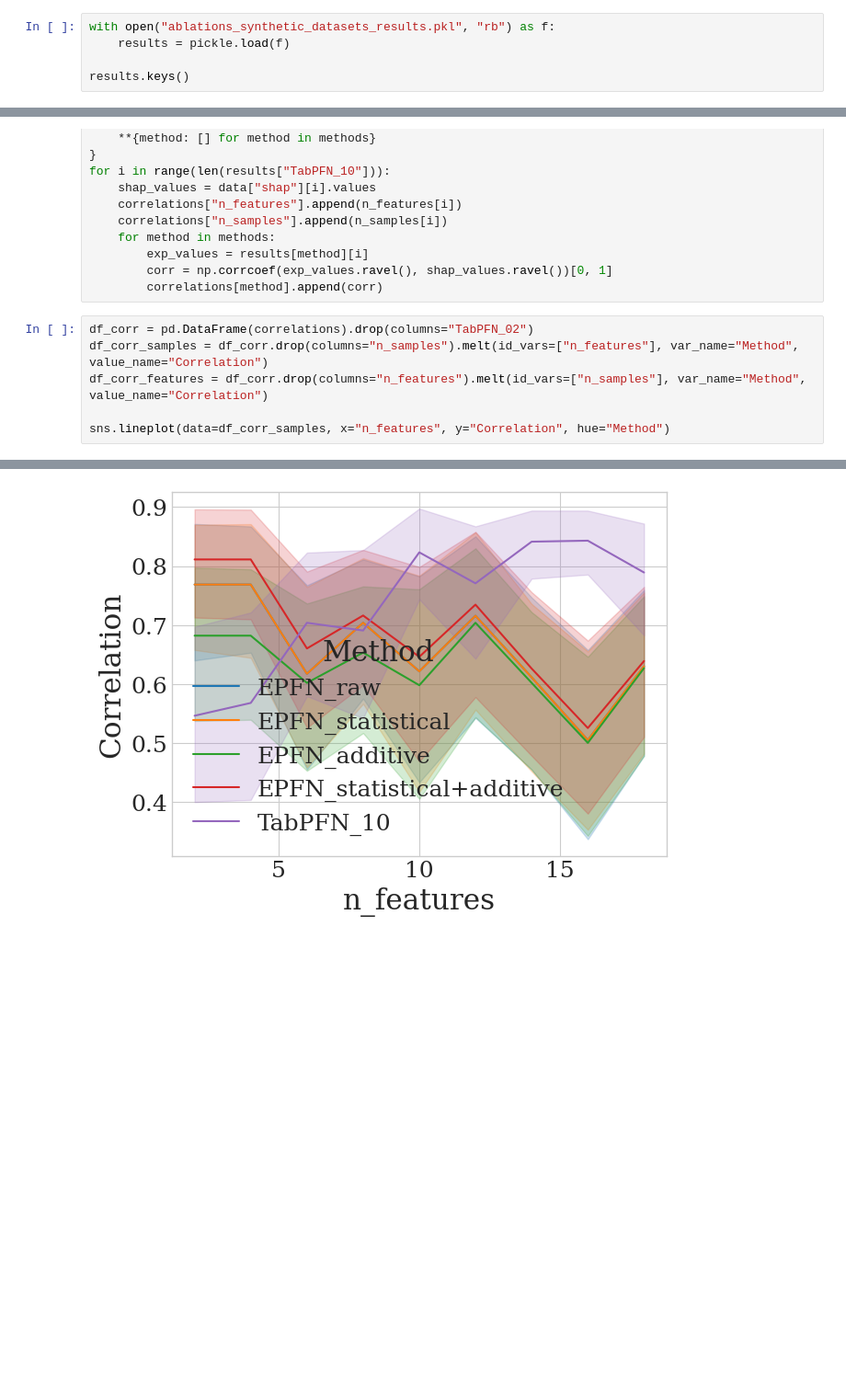
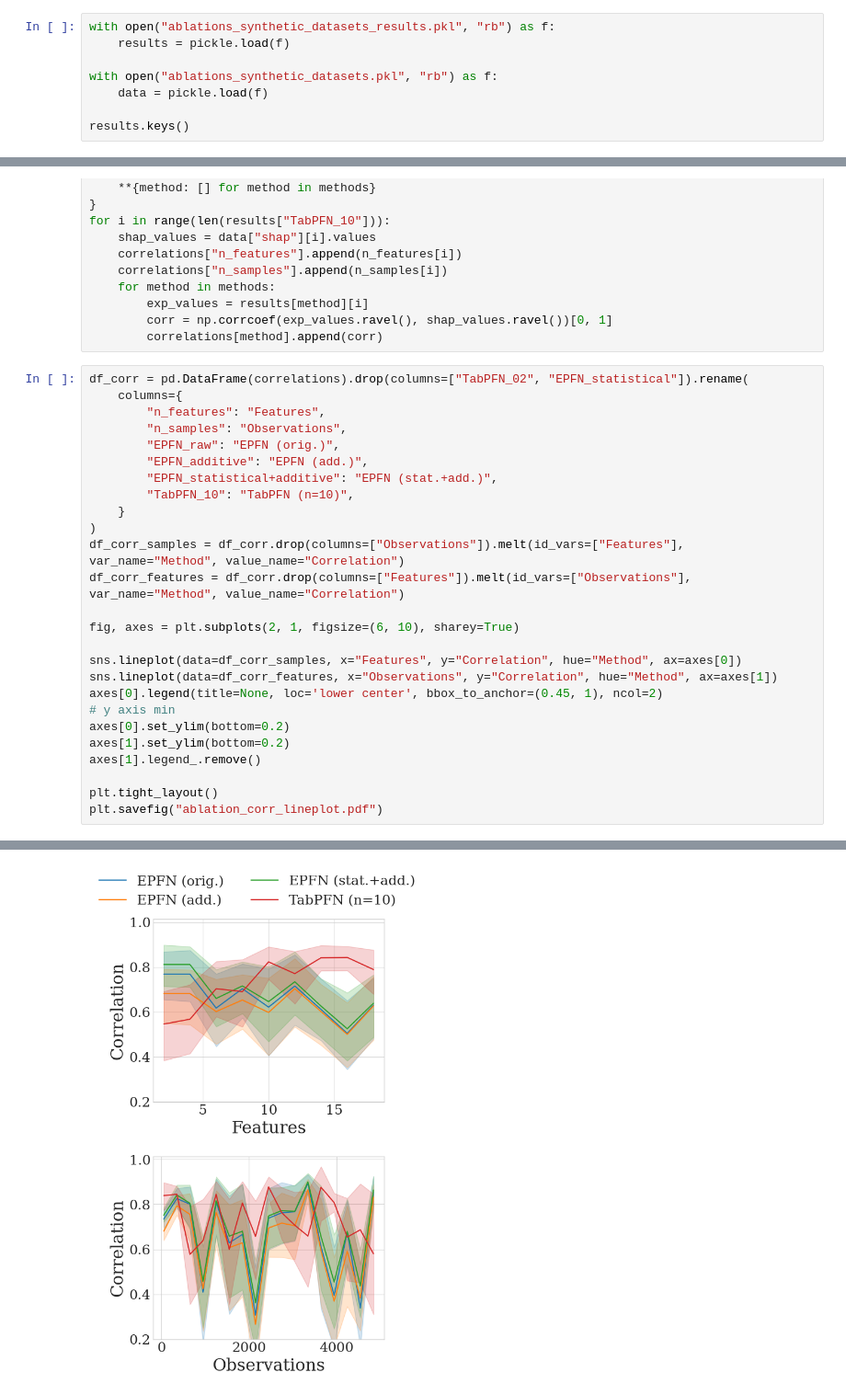
Before and after one commit to joaopfonseca/ExplainerPFN, a Jupyter notebook: notebooks/10-ablations.ipynb, the cells around one changed output, grey strips where cells are left out. Shown at 92% size. Cells and saved outputs as stored; diff of their text form; blank space fills up the shorter version.

Commit message:
Working on ablations

```diff
--- a/notebooks/10-ablations.ipynb
+++ b/notebooks/10-ablations.ipynb
@@ -256,6 +268,9 @@ with open("ablations_synthetic_datasets_results.pkl", "wb") as f:
 with open("ablations_synthetic_datasets_results.pkl", "rb") as f:
     results = pickle.load(f)
 
+with open("ablations_synthetic_datasets.pkl", "rb") as f:
+    data = pickle.load(f)
+
 results.keys()
 # %% [output]
 dict_keys(['n_features', 'n_samples', 'EPFN_raw', 'EPFN_statistical', 'EPFN_additive', 'EPFN_statistical+additive', 'TabPFN_02', 'TabPFN_10'])
@@ -278,9 +293,29 @@ for i in range(len(results["TabPFN_10"])):
         corr = np.corrcoef(exp_values.ravel(), shap_values.ravel())[0, 1]
         correlations[method].append(corr)
 # %%
-df_corr = pd.DataFrame(correlations).drop(columns="TabPFN_02")
-df_corr_samples = df_corr.drop(columns="n_samples").melt(id_vars=["n_features"], var_name="Method", value_name="Correlation")
-df_corr_features = df_corr.drop(columns="n_features").melt(id_vars=["n_samples"], var_name="Method", value_name="Correlation")
+df_corr = pd.DataFrame(correlations).drop(columns=["TabPFN_02", "EPFN_statistical"]).rename(
+    columns={
+        "n_features": "Features",
+        "n_samples": "Observations",
+        "EPFN_raw": "EPFN (orig.)",
+        "EPFN_additive": "EPFN (add.)",
+        "EPFN_statistical+additive": "EPFN (stat.+add.)",
+        "TabPFN_10": "TabPFN (n=10)",
+    }
+)
+df_corr_samples = df_corr.drop(columns=["Observations"]).melt(id_vars=["Features"], var_name="Method", value_name="Correlation")
+df_corr_features = df_corr.drop(columns=["Features"]).melt(id_vars=["Observations"], var_name="Method", value_name="Correlation")
 
-sns.lineplot(data=df_corr_samples, x="n_features", y="Correlation", hue="Method")
+fig, axes = plt.subplots(2, 1, figsize=(6, 10), sharey=True)
+
+sns.lineplot(data=df_corr_samples, x="Features", y="Correlation", hue="Method", ax=axes[0])
+sns.lineplot(data=df_corr_features, x="Observations", y="Correlation", hue="Method", ax=axes[1])
+axes[0].legend(title=None, loc='lower center', bbox_to_anchor=(0.45, 1), ncol=2)
+# y axis min
+axes[0].set_ylim(bottom=0.2)
+axes[1].set_ylim(bottom=0.2)
+axes[1].legend_.remove()
+
+plt.tight_layout()
+plt.savefig("ablation_corr_lineplot.pdf")
 # %% [output]
@@ -288 +322 @@ sns.lineplot(data=df_corr_samples, x="n_features", y="Correlation", hue="Method"
-[figure, old version]
+[figure, new version]
```
Also changed, not shown: parts of 7 cells of this notebook.
